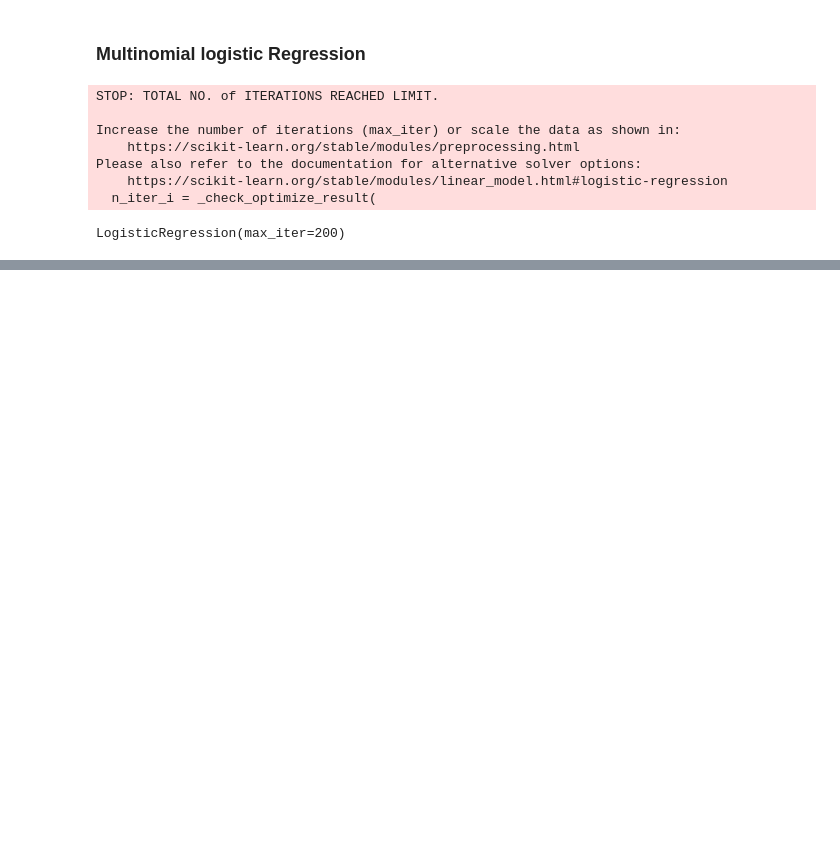
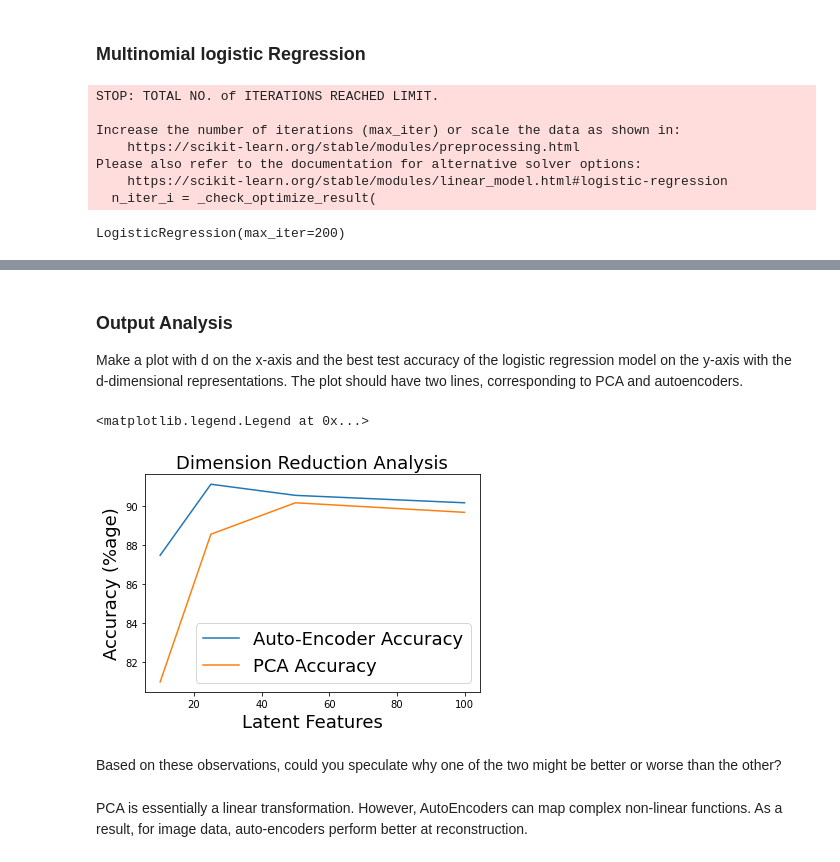
Before and after one commit to sharma-apoorv/Deep-Learning, a Jupyter notebook: Homework/4_AutoEncoders/DATA_598_HW_4.ipynb, the cells around one changed output, grey strips where cells are left out. Saved outputs shown, nothing was run; the diff lists cells and outputs as text; code cells hidden in the pictures; blank space fills up the shorter version.

Commit message:
Added Q2 code, output and model parms

```diff
--- a/Homework/4_AutoEncoders/DATA_598_HW_4.ipynb
+++ b/Homework/4_AutoEncoders/DATA_598_HW_4.ipynb
@@ -383,0 +388,11 @@ print(get_accuracy(y_pred, y_test.numpy()) * 100)
+# %%
+def loss_function(true_images, reconstructed_images):  # square loss
+    residual = (true_images - reconstructed_images).view(-1)  # flatten into a vector
+    # return the average over examples
+    return 0.5 * torch.norm(residual) ** 2 / (true_images.shape[0])
+
+def compute_objective(model, images):
+    # reshape images from (B, 28, 28) -> (B, 1, 28, 28) as required by the model
+    images = images.unsqueeze(1)  # Add channel dimension
+    reconstructed_images = model(images)
+    return loss_function(images, reconstructed_images)
@@ -383,0 +439,8 @@ print(get_accuracy(y_pred, y_test.numpy()) * 100)
+# %%
+initial_learning_rate = 2.5e-4
+learning_rate_threshold = 10
+batch_size = 1
+num_epochs = 40
+# %%
+pca_accuracy = []
+ae_accuracy = []
@@ -383,0 +633,18 @@ print(get_accuracy(y_pred, y_test.numpy()) * 100)
+# %% [markdown]
+### Output Analysis
+Make a plot with d on the x-axis and the best test accuracy of the logistic regression model on the y-axis with the d-dimensional representations. The plot should have two lines, corresponding to PCA and autoencoders.
+# %%
+plt.plot(num_components_list, ae_accuracy, label="Auto-Encoder Accuracy")
+plt.plot(num_components_list, pca_accuracy, label="PCA Accuracy")
+plt.title('Dimension Reduction Analysis', fontsize=18)
+plt.ylabel('Accuracy (%age)', fontsize=18)
+plt.xlabel('Latent Features', fontsize=18)
+plt.legend(fontsize=18)
+# %% [output]
+<matplotlib.legend.Legend at 0x...>
+[figure, added]
+# %% [markdown]
+Based on these observations, could you speculate why one of the two might be better or worse than the
+other?
+# %% [markdown]
+PCA is essentially a linear transformation. However, AutoEncoders can map complex non-linear functions. As a result, for image data, auto-encoders perform better at reconstruction.
```
Also changed, not shown: parts of 7 cells of this notebook, 4 other files.
